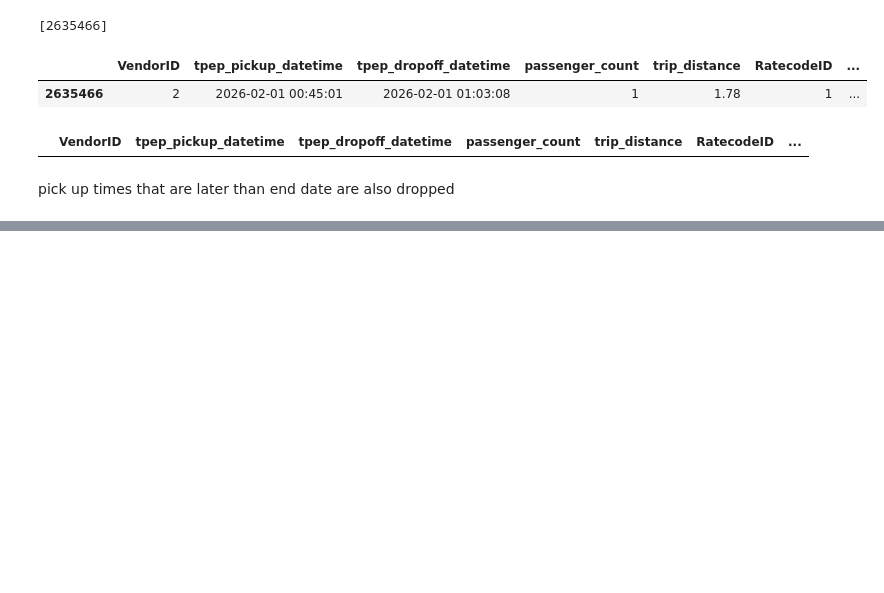
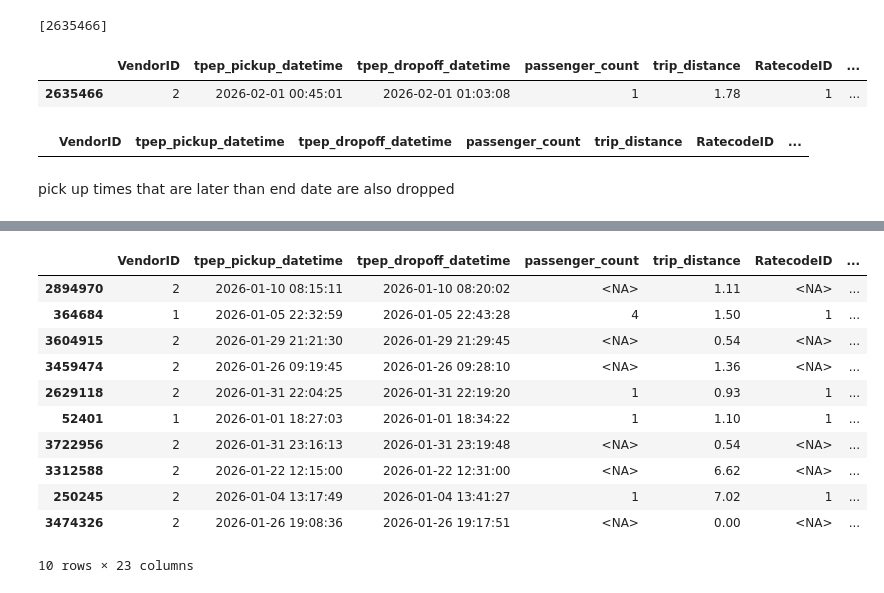
Before and after one commit to samuel54illinois/NYC_TLC_Trip_Record_Analysis, a Jupyter notebook: notebook_analysis/1_data_cleaning.ipynb, the cells around one changed output, grey strips where cells are left out. Drawn from its saved outputs; the diff is of its cells as text; code cells hidden in the pictures; blank space fills up the shorter version.

```diff
--- a/notebook_analysis/1_data_cleaning.ipynb
+++ b/notebook_analysis/1_data_cleaning.ipynb
@@ -137,0 +142,3 @@ pick up times that are later than end date are also dropped
+# %%
+df['is_negative_total'] = df['total_amount'] < 0
+df[['is_negative_total']].sample(10)
@@ -137,0 +157,16 @@ pick up times that are later than end date are also dropped
+# %%
+df['is_matched_reversal'] = False
+# %%
+match_cols = [
+    "tpep_pickup_datetime",
+        "tpep_dropoff_datetime",
+        "PULocationID",
+        "DOLocationID",
+        "trip_distance"
+]
+
+negative_trips = df[df['is_negative_total'] == True]
+positive_trips = df[df['is_negative_total'] == False]
+
+matched_pairs = negative_trips.merge(positive_trips, on=match_cols, suffixes=("_neg", "_pos"))
+matched_pairs.shape
@@ -137,0 +190,39 @@ pick up times that are later than end date are also dropped
+# %%
+df["reversal_key"] = list(
+    zip(
+        df["tpep_pickup_datetime"],
+        df["tpep_dropoff_datetime"],
+        df["PULocationID"],
+        df["DOLocationID"],
+        df["trip_distance"],
+        df["total_amount"]
+    )
+)
+
+matched_negative_keys = set(
+    zip(
+        matched_pairs["tpep_pickup_datetime"],
+        matched_pairs["tpep_dropoff_datetime"],
+        matched_pairs["PULocationID"],
+        matched_pairs["DOLocationID"],
+        matched_pairs["trip_distance"],
+        matched_pairs["total_amount_neg"]
+    )
+)
+
+df['is_matched_reversal'] = df['reversal_key'].isin(matched_negative_keys)
+# %%
+df.sample(10)
+# %% [output]
+|  | VendorID | tpep_pickup_datetime | tpep_dropoff_datetime | passenger_count | trip_distance | RatecodeID | ... |
+| 2894970 | 2 | 2026-01-10 08:15:11 | 2026-01-10 08:20:02 | <NA> | 1.11 | <NA> | ... |
+| 364684 | 1 | 2026-01-05 22:32:59 | 2026-01-05 22:43:28 | 4 | 1.50 | 1 | ... |
+| 3604915 | 2 | 2026-01-29 21:21:30 | 2026-01-29 21:29:45 | <NA> | 0.54 | <NA> | ... |
+| 3459474 | 2 | 2026-01-26 09:19:45 | 2026-01-26 09:28:10 | <NA> | 1.36 | <NA> | ... |
+| 2629118 | 2 | 2026-01-31 22:04:25 | 2026-01-31 22:19:20 | 1 | 0.93 | 1 | ... |
+| 52401 | 1 | 2026-01-01 18:27:03 | 2026-01-01 18:34:22 | 1 | 1.10 | 1 | ... |
+| 3722956 | 2 | 2026-01-31 23:16:13 | 2026-01-31 23:19:48 | <NA> | 0.54 | <NA> | ... |
+| 3312588 | 2 | 2026-01-22 12:15:00 | 2026-01-22 12:31:00 | <NA> | 6.62 | <NA> | ... |
+| 250245 | 2 | 2026-01-04 13:17:49 | 2026-01-04 13:41:27 | 1 | 7.02 | 1 | ... |
+| 3474326 | 2 | 2026-01-26 19:08:36 | 2026-01-26 19:17:51 | <NA> | 0.00 | <NA> | ... |
+10 rows × 23 columns
```
Also changed, not shown: parts of 8 cells of this notebook.
